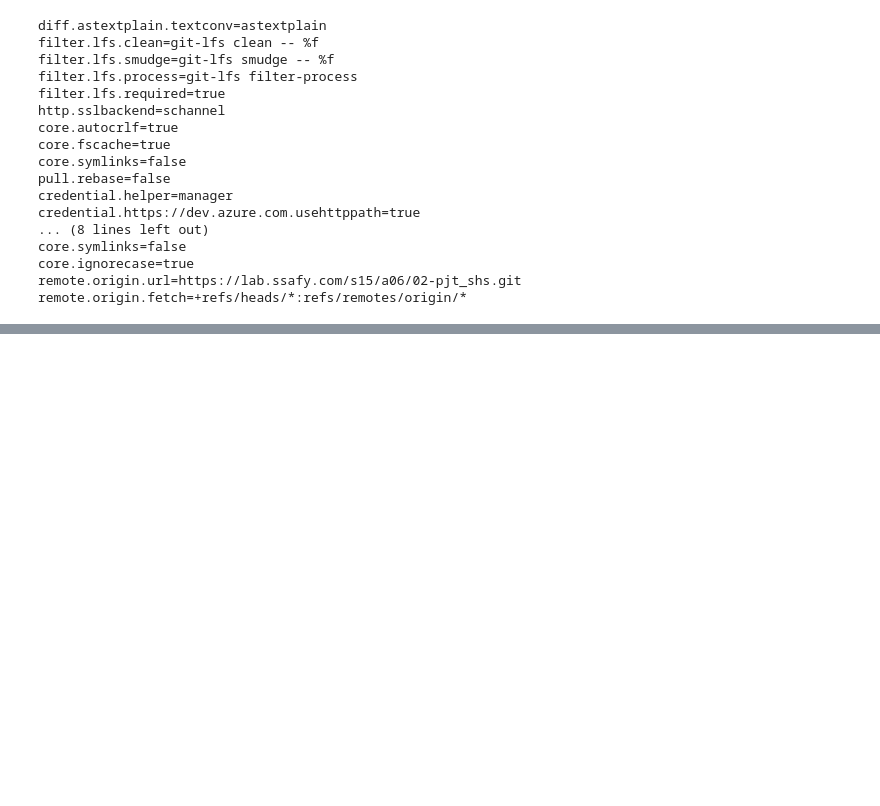
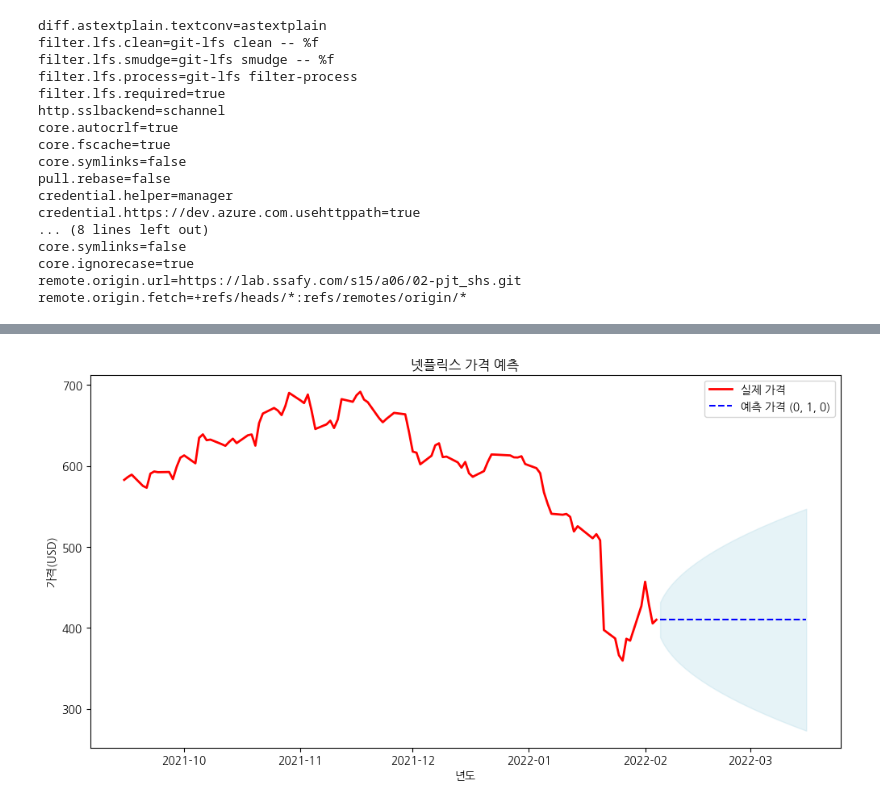
Before and after one commit to gustjrvkdnj1234-png/Analizing_Netflix_stock, a Jupyter notebook: Analizing_Netflix.ipynb, the cells around one changed output, grey strips where cells are left out. Drawn from its saved outputs; the diff is of its cells as text; code cells hidden in the pictures; blank space fills up the shorter version.

```diff
--- a/Analizing_Netflix.ipynb
+++ b/Analizing_Netflix.ipynb
@@ -186,0 +198,4 @@ To https://lab.ssafy.com/s15/a06/02-pjt_shs.git
+# %%
+df['Date'] = pd.to_datetime(df['Date'])
+df = df.set_index('Date')
+df.tail(2)
@@ -186,0 +212,3 @@ To https://lab.ssafy.com/s15/a06/02-pjt_shs.git
+# %%
+df['Diff'] = df['Close'].diff()
+df.head(3)
@@ -186,0 +260,4 @@ To https://lab.ssafy.com/s15/a06/02-pjt_shs.git
+# %%
+df['MA5'] = df['Close'].rolling(window=5).mean()
+df['MA20'] = df['Close'].rolling(window=20).mean()
+df[['Close', 'MA5', 'MA20']].head()
@@ -186,0 +341,28 @@ To https://lab.ssafy.com/s15/a06/02-pjt_shs.git
+# %%
+model = ARIMA(df['Close'], order=(0, 1, 0))
+
+model_fit = model.fit()
+
+forecast_steps = 40
+forecast = model_fit.get_forecast(steps=forecast_steps)
+predicted_mean = forecast.predicted_mean
+conf_int = forecast.conf_int()
+# %%
+last_date = df.index[-1]
+forecast_index = pd.date_range(start=last_date + pd.Timedelta(days=1), periods=forecast_steps)
+
+plt.figure(figsize=(12,6))
+
+plt.plot(df.index[-100:], df['Close'][-100:], label='실제 가격', color='red', lw=2)
+
+plt.plot(forecast_index, predicted_mean, label = '예측 가격 (0, 1, 0)', color = 'blue', linestyle = '--' )
+
+plt.fill_between(forecast_index, conf_int.iloc[:, 0], conf_int.iloc[:, 1], color = 'lightblue', alpha = 0.3)
+
+plt.title('넷플릭스 가격 예측')
+plt.xlabel('년도')
+plt.ylabel('가격(USD)')
+plt.legend()
+plt.show()
+# %% [output]
+[figure, added]
```
Also changed, not shown: parts of 22 cells of this notebook.
